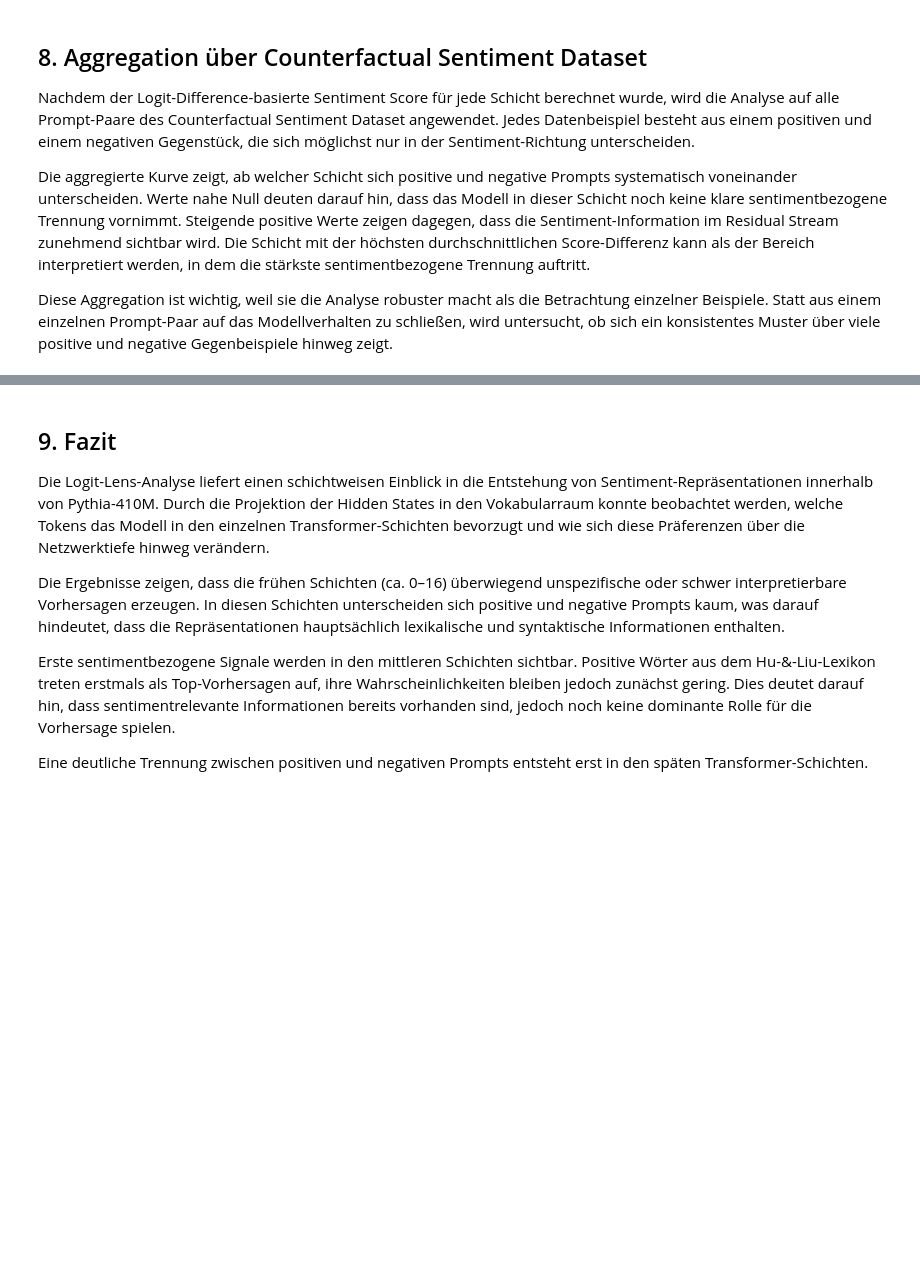
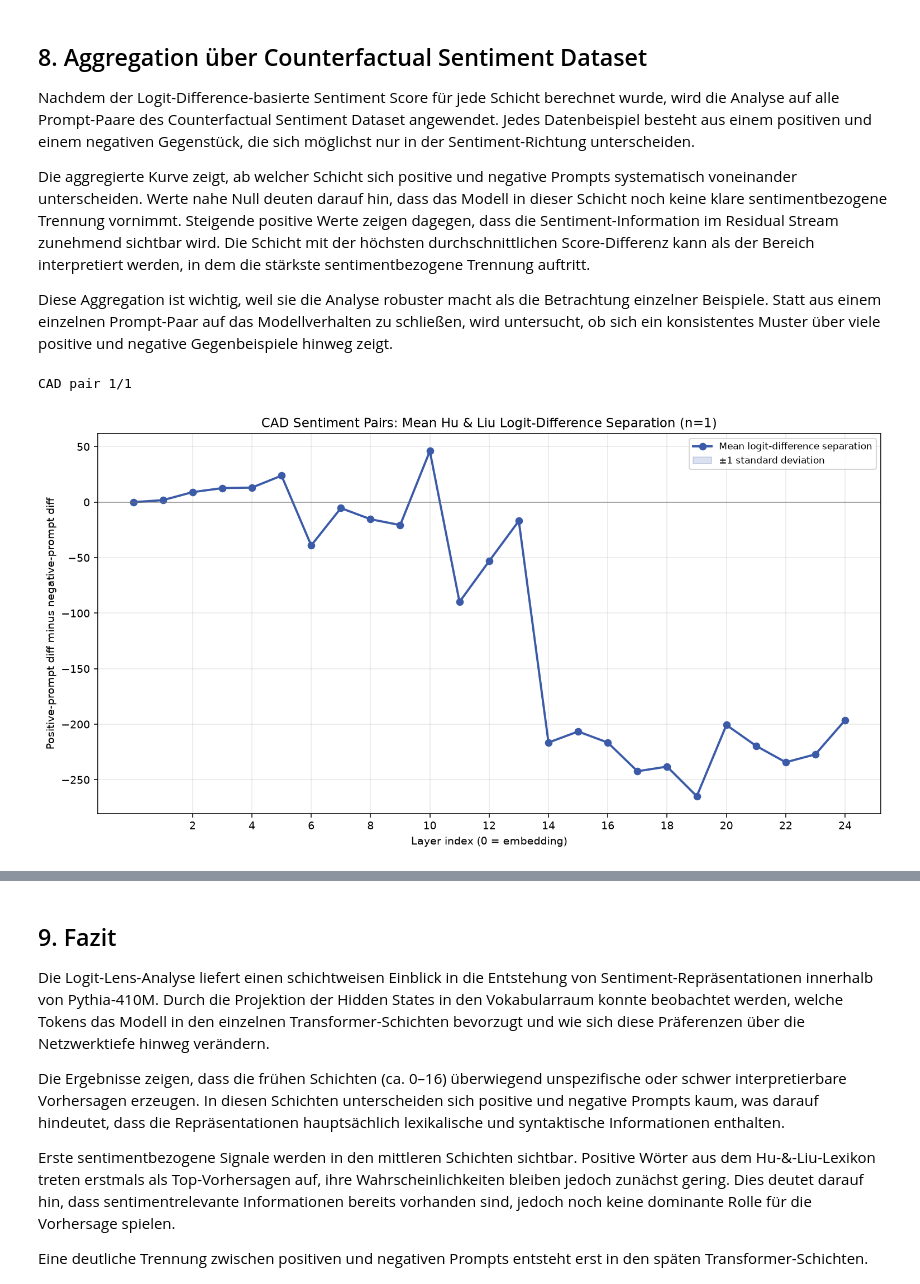
Before and after one commit to ia13400/AI_Frameworks_Tools, a Jupyter notebook: assignement/notebooks/02_Logit_Lens.ipynb, the cells around one changed output, grey strips where cells are left out. Drawn from its saved outputs; the diff is of its cells as text; code cells hidden in the pictures; blank space fills up the shorter version.

```diff
--- a/assignement/notebooks/02_Logit_Lens.ipynb
+++ b/assignement/notebooks/02_Logit_Lens.ipynb
@@ -444,15 +463,21 @@ Die aggregierte Kurve zeigt, ab welcher Schicht sich positive und negative Promp
 Diese Aggregation ist wichtig, weil sie die Analyse robuster macht als die Betrachtung einzelner Beispiele. Statt aus einem einzelnen Prompt-Paar auf das Modellverhalten zu schließen, wird untersucht, ob sich ein konsistentes Muster über viele positive und negative Gegenbeispiele hinweg zeigt.
 # %%
 # Aggregate the logit-difference sentiment score over the CAD paired dataset.
-# Set max_pairs to a small number while testing; use None for the full dataset.
+# Use max_pairs=None for the full dataset, or set an integer such as 25 for a quick subset run.
+max_pairs = None
+
 cad_logit_difference_aggregation = run_cad_logit_difference_aggregation(
     model,
     tokenizer,
     device,
     hu_liu_sentiment_state,
     dataset_path=config.CAD_SENTIMENT_TRAIN_PAIRED_PATH,
-    max_pairs=None,
+    max_pairs=100,
     filename_or_path=config.LOGIT_LENS_CAD_LOGIT_DIFFERENCE_AGGREGATE_PATH,
+    silent=True,
 )
 
 display_image(config.LOGIT_LENS_CAD_LOGIT_DIFFERENCE_AGGREGATE_PATH.name)
+# %% [output]
+CAD pair 1/1
+[figure, added]
```
Also changed, not shown: parts of 5 cells of this notebook, 3 other files.
